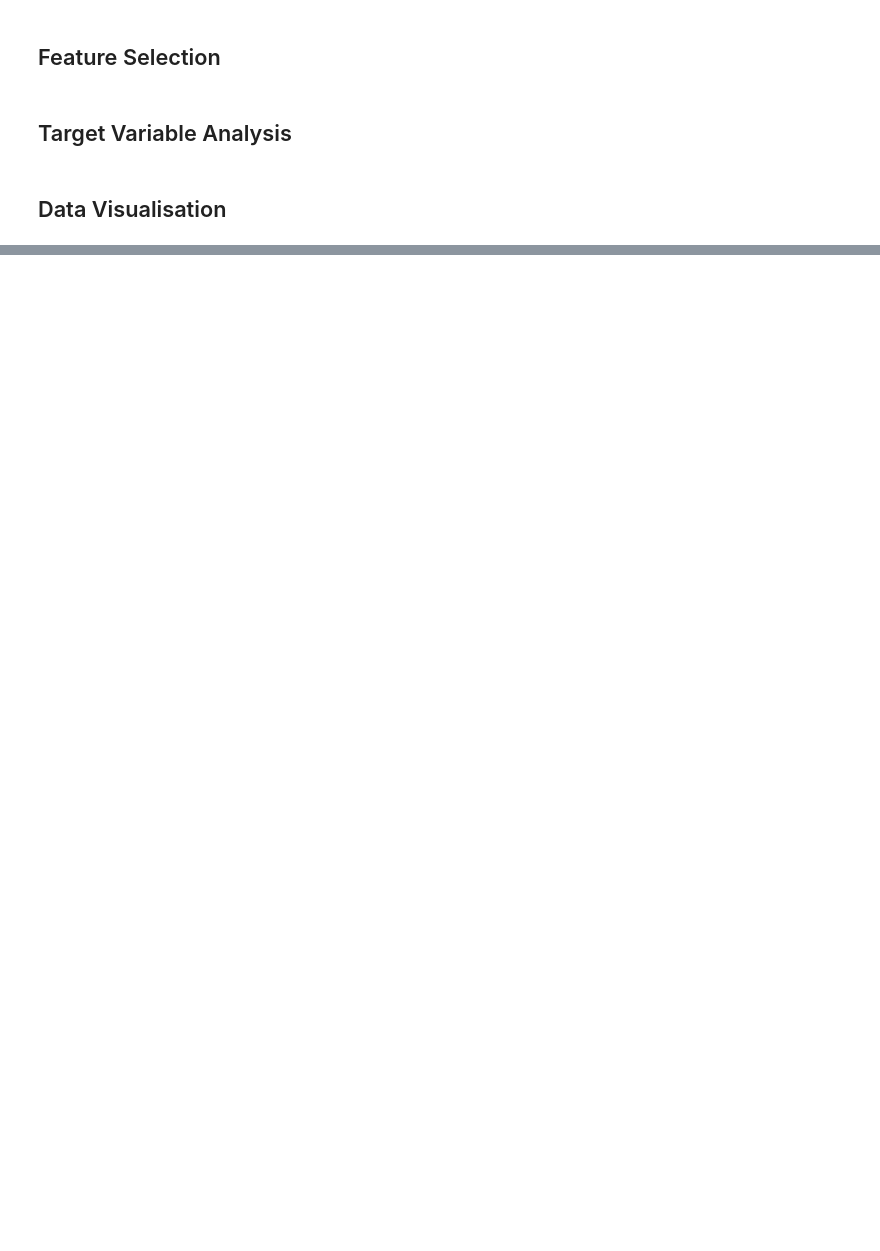
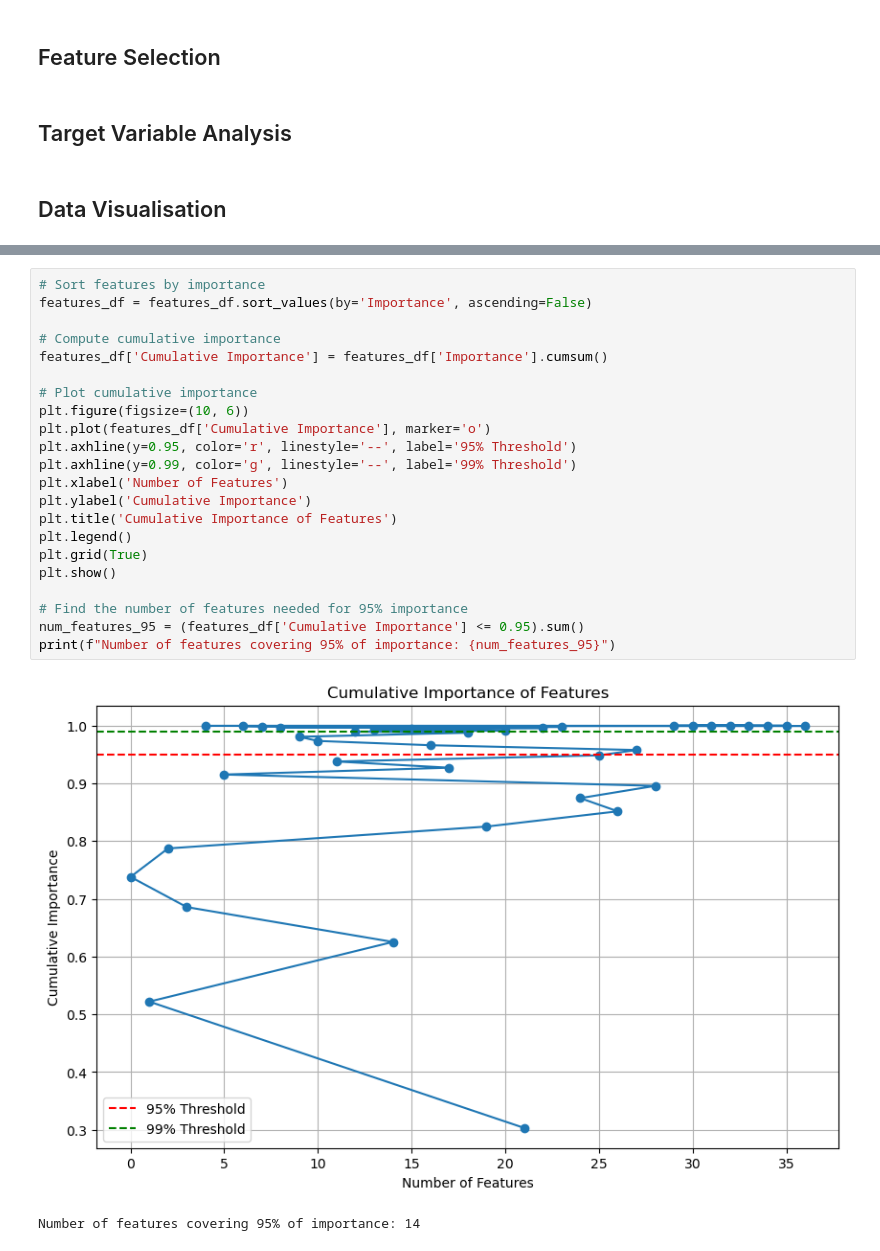
Before and after one commit to edwincm/ICTAK-DSA-B4, a Jupyter notebook: Project Files/Fifa Player Performance Analysis.ipynb, the cells around one changed output, grey strips where cells are left out. Cells and saved outputs as stored; diff of their text form; blank space fills up the shorter version.

```diff
--- a/Project Files/Fifa Player Performance Analysis.ipynb
+++ b/Project Files/Fifa Player Performance Analysis.ipynb
@@ -528,0 +1013,25 @@ plt.show()
+# %%
+# Sort features by importance
+features_df = features_df.sort_values(by='Importance', ascending=False)
+
+# Compute cumulative importance
+features_df['Cumulative Importance'] = features_df['Importance'].cumsum()
+
+# Plot cumulative importance
+plt.figure(figsize=(10, 6))
+plt.plot(features_df['Cumulative Importance'], marker='o')
+plt.axhline(y=0.95, color='r', linestyle='--', label='95% Threshold')
+plt.axhline(y=0.99, color='g', linestyle='--', label='99% Threshold')
+plt.xlabel('Number of Features')
+plt.ylabel('Cumulative Importance')
+plt.title('Cumulative Importance of Features')
+plt.legend()
+plt.grid(True)
+plt.show()
+
+# Find the number of features needed for 95% importance
+num_features_95 = (features_df['Cumulative Importance'] <= 0.95).sum()
+print(f"Number of features covering 95% of importance: {num_features_95}")
+# %% [output]
+[figure, added]
+Number of features covering 95% of importance: 14
```
Also changed, not shown: parts of 87 cells of this notebook, 18 other files.
